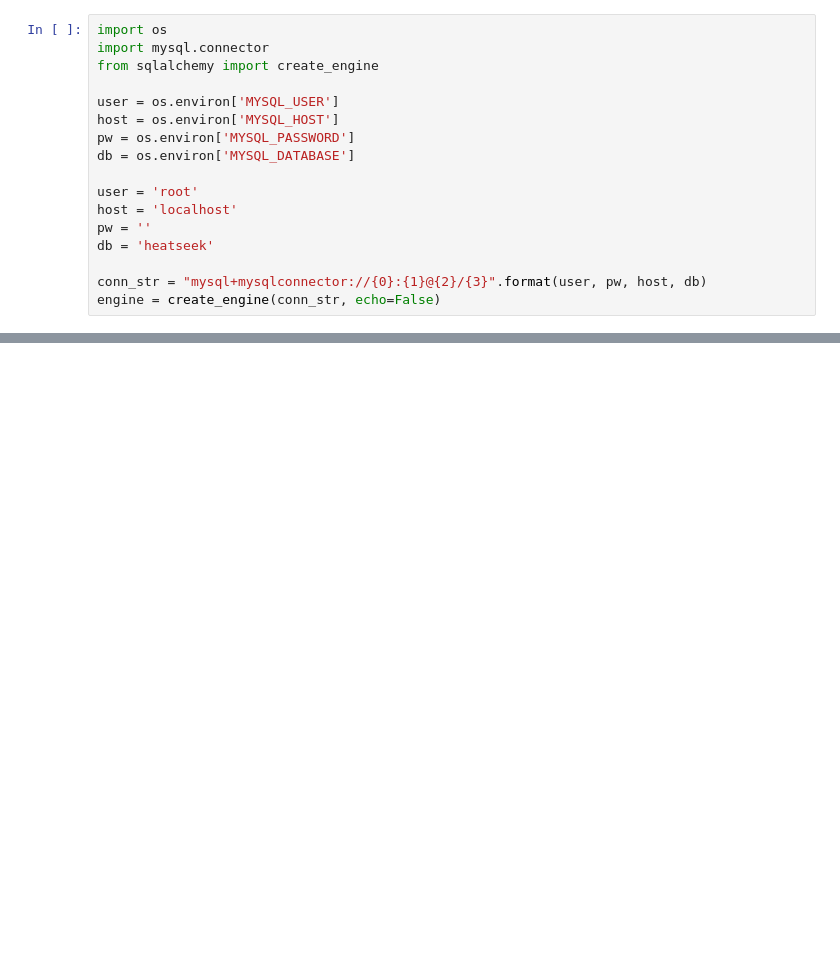
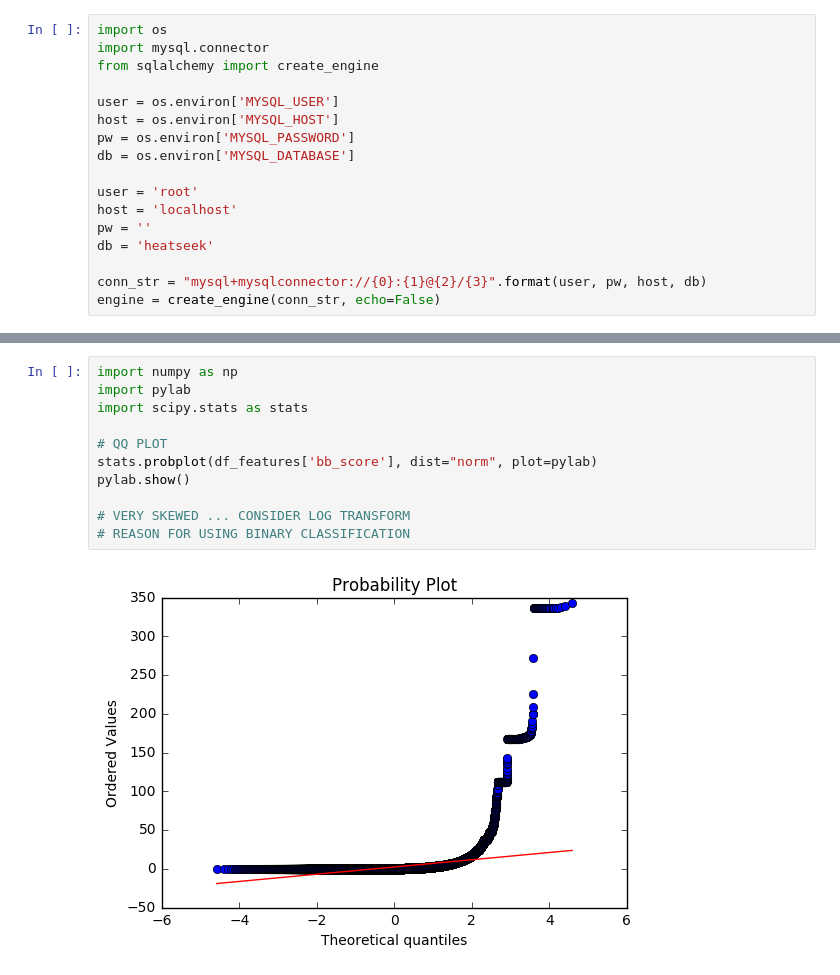
Before and after one commit to chrishenry/deltanyc-heatseek, a Jupyter notebook: JPF/bad_building_models.ipynb, the cells around one changed output, grey strips where cells are left out. Cells and saved outputs as stored; diff of their text form; blank space fills up the shorter version.

```diff
--- a/JPF/bad_building_models.ipynb
+++ b/JPF/bad_building_models.ipynb
@@ -116,0 +179,13 @@ ValueError: max must be larger than min in range parameter.
+# %%
+import numpy as np
+import pylab
+import scipy.stats as stats
+
+# QQ PLOT
+stats.probplot(df_features['bb_score'], dist="norm", plot=pylab)
+pylab.show()
+
+# VERY SKEWED ... CONSIDER LOG TRANSFORM
+# REASON FOR USING BINARY CLASSIFICATION
+# %% [output]
+[figure, added]
```
Also changed, not shown: parts of 37 cells of this notebook, 1 other file.
